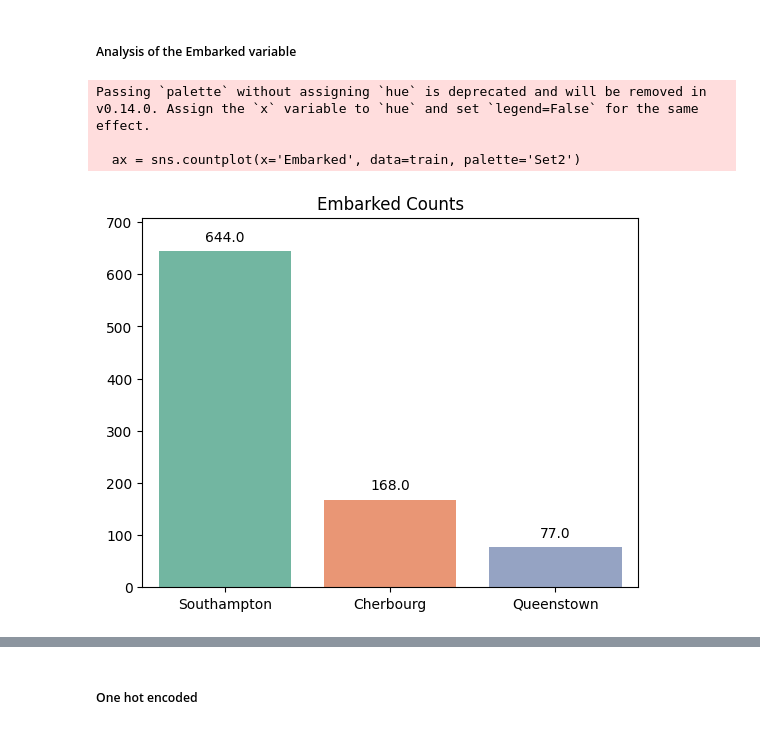
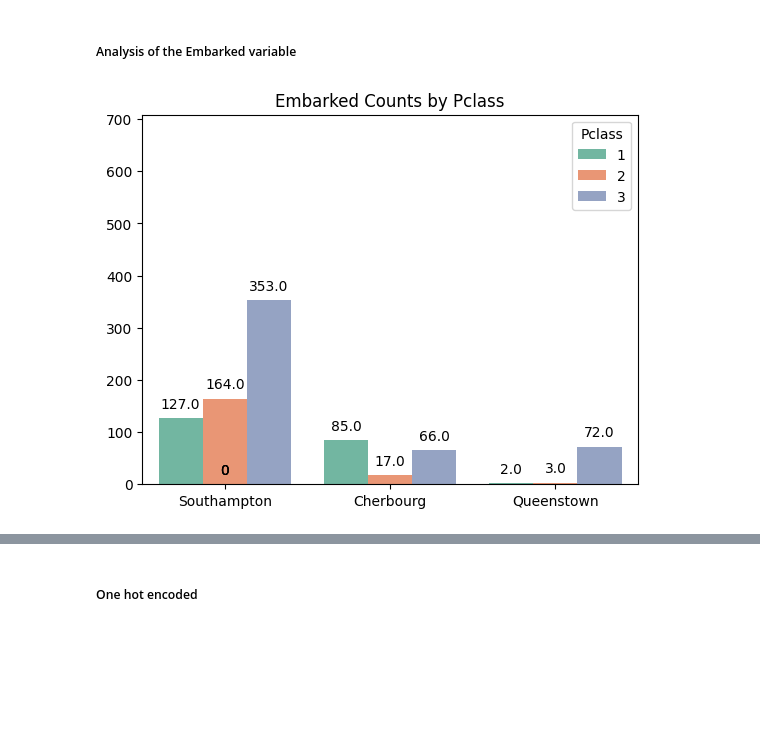
Before and after one commit to maylonleoncio/titanic, a Jupyter notebook: titanic_analysis.ipynb, the cells around one changed output, grey strips where cells are left out. Cells and saved outputs as stored; diff of their text form; code cells hidden in the pictures; blank space fills up the shorter version.

```diff
--- a/titanic_analysis.ipynb
+++ b/titanic_analysis.ipynb
@@ -250,6 +229,6 @@ array(['A/5 21171', 'PC 17599', 'STON/O2. 3101282', '113803', '373450',
 # %%
 # Removal of all unwanted observations
-train = train.drop(columns=['Name', 'Ticket'])
-test = test.drop(columns=['Name', 'Ticket'])
+train = train.drop(columns=['Name'])
+test = test.drop(columns=['Name'])
 train.shape
 # %% [output]
@@ -262,6 +240,4 @@ So, it’s not a good idea to fill 77% of null values. So, we will drop the Cabi
 # %%
-train = train.drop(columns='Cabin')
-test = test.drop(columns='Cabin')
 train.dropna(subset=['Embarked'], axis=0, inplace=True)
 train.shape
 # %% [output]
@@ -340,6 +316,7 @@ plt.show()
 Analyzing the graphs, the use of the **median** is preferable to replace missing age values, as it is a more robust measure in the presence of __outliers__.
 # %%
 # Median imputation
-train = train.fillna(train[train['Age'].notnull()]['Age'].median())
+median_age = train[train['Age'].notnull()]['Age'].median()
+train['Age'].fillna(median_age, inplace=True)
 train.isnull().sum()
 # %% [output]
@@ -380,18 +359,20 @@ On the whole, in the Titanic profile, passengers had an average age of 29, the a
 # %% [markdown]
 ##### Analysis of the Embarked variable
 # %%
-ax = sns.countplot(x='Embarked', data=train, palette='Set2')
-ax.set_title('Embarked Counts')
+ax = sns.countplot(x='Embarked', hue='Pclass', data=train, palette='Set2')
+ax.set_title('Embarked Counts by Pclass')
 plt.xticks([0, 1, 2], ['Southampton', 'Cherbourg', 'Queenstown'])
 plt.xlabel('')
 plt.ylabel('')
+
 for p in ax.patches:
-    ax.annotate(format(p.get_height()), (p.get_x() + p.get_width() / 2., p.get_height()), ha = 'center', va = 'center', xytext = (0, 10), textcoords = 'offset points')
+    ax.annotate(format(p.get_height()),
+                (p.get_x() + p.get_width() / 2., p.get_height()),
+                ha='center', va='center',
+                xytext=(0, 10),
+                textcoords='offset points')
+
 plt.ylim(0, train['Embarked'].value_counts().max() * 1.1)
-#sns.despine()
 plt.show()
 # %% [output]
-Passing `palette` without assigning `hue` is deprecated and will be removed in v0.14.0. Assign the `x` variable to `hue` and set `legend=False` for the same effect.
-
-  ax = sns.countplot(x='Embarked', data=train, palette='Set2')
-[figure, old version]
+[figure, new version]
```
Also changed, not shown: parts of 12 cells of this notebook.
